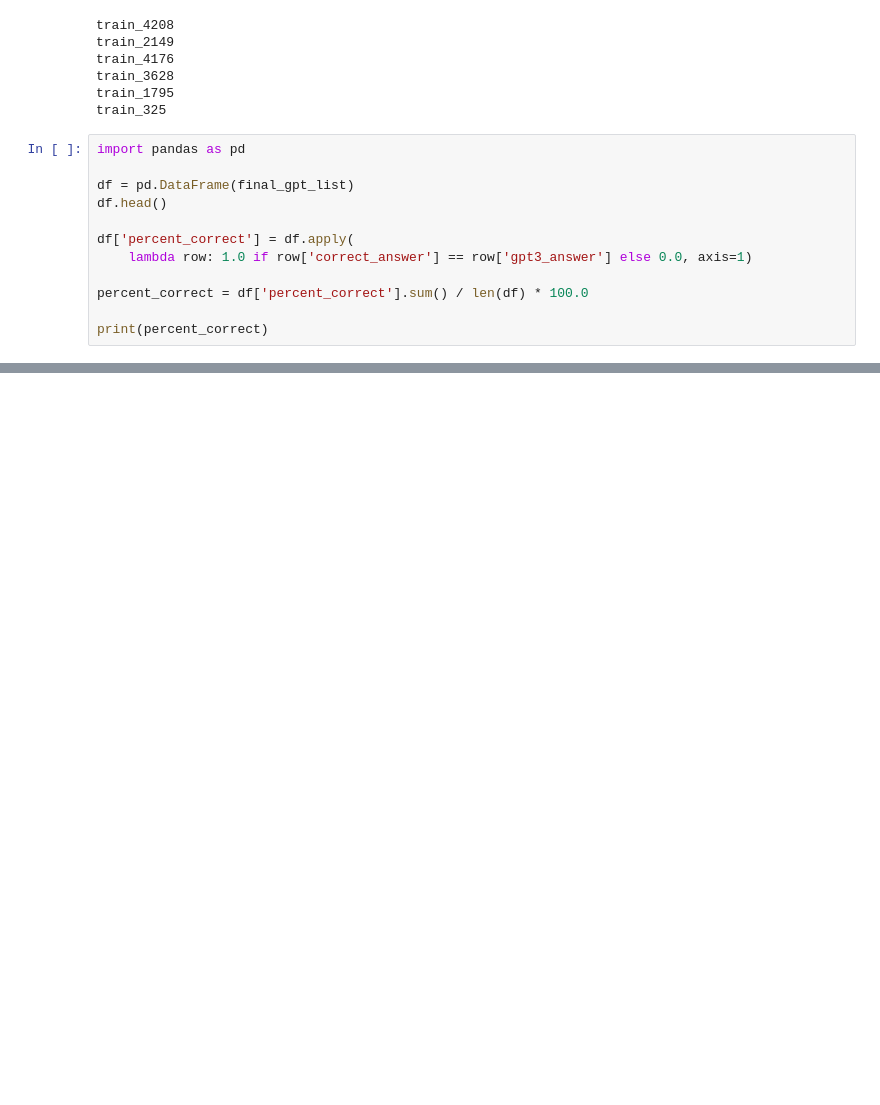
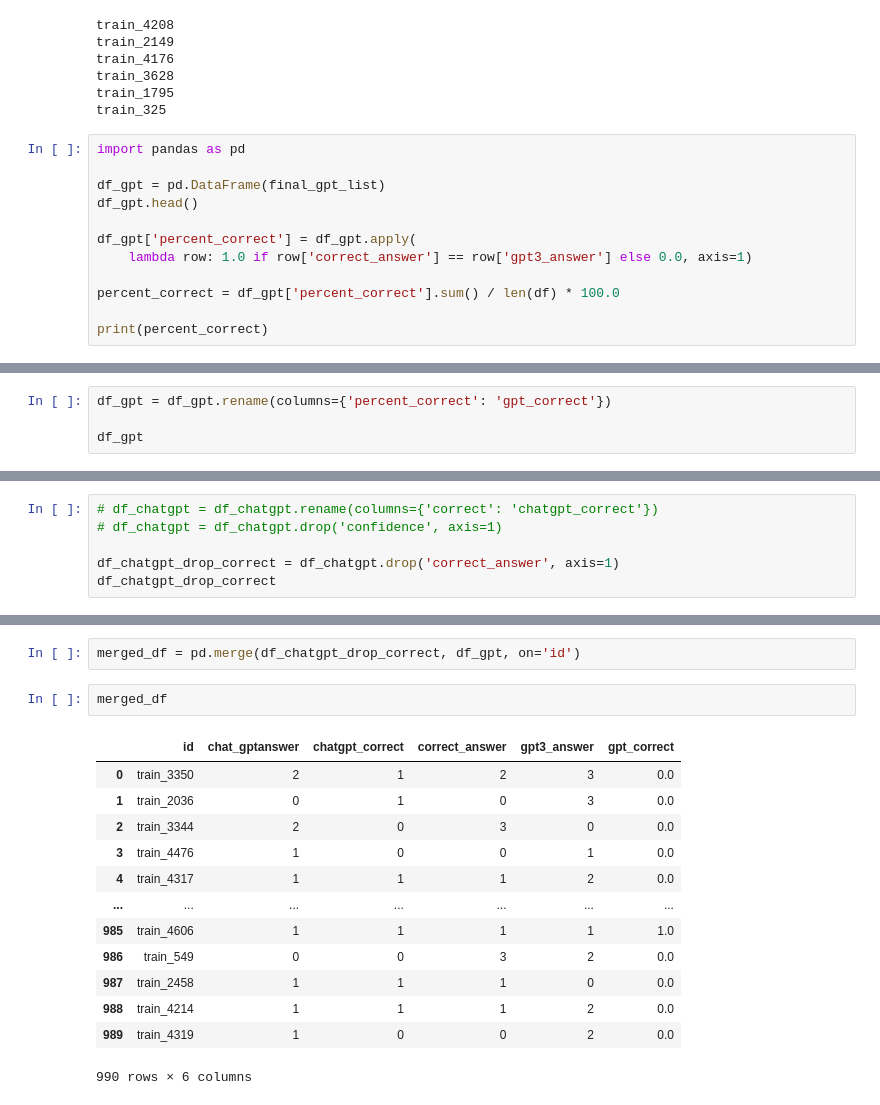
Before and after one commit to wjoe2046/trustworthy_dl_proj, a Jupyter notebook: experiments.ipynb, the cells around one changed output, grey strips where cells are left out. Saved outputs shown, nothing was run; the diff lists cells and outputs as text; blank space fills up the shorter version.

```diff
--- a/experiments.ipynb
+++ b/experiments.ipynb
@@ -352,13 +353,13 @@ train_325
 # %%
 import pandas as pd
 
-df = pd.DataFrame(final_gpt_list)
-df.head()
+df_gpt = pd.DataFrame(final_gpt_list)
+df_gpt.head()
 
-df['percent_correct'] = df.apply(
+df_gpt['percent_correct'] = df_gpt.apply(
     lambda row: 1.0 if row['correct_answer'] == row['gpt3_answer'] else 0.0, axis=1)
 
-percent_correct = df['percent_correct'].sum() / len(df) * 100.0
+percent_correct = df_gpt['percent_correct'].sum() / len(df) * 100.0
 
 print(percent_correct)
 # %% [output]
@@ -365,0 +367,4 @@ print(percent_correct)
+# %%
+df_gpt = df_gpt.rename(columns={'percent_correct': 'gpt_correct'})
+
+df_gpt
@@ -365,0 +385,6 @@ print(percent_correct)
+# %%
+# df_chatgpt = df_chatgpt.rename(columns={'correct': 'chatgpt_correct'})
+# df_chatgpt = df_chatgpt.drop('confidence', axis=1)
+
+df_chatgpt_drop_correct = df_chatgpt.drop('correct_answer', axis=1)
+df_chatgpt_drop_correct
@@ -365,0 +405,18 @@ print(percent_correct)
+# %%
+merged_df = pd.merge(df_chatgpt_drop_correct, df_gpt, on='id')
+# %%
+merged_df
+# %% [output]
+|  | id | chat_gptanswer | chatgpt_correct | correct_answer | gpt3_answer | gpt_correct |
+| 0 | train_3350 | 2 | 1 | 2 | 3 | 0.0 |
+| 1 | train_2036 | 0 | 1 | 0 | 3 | 0.0 |
+| 2 | train_3344 | 2 | 0 | 3 | 0 | 0.0 |
+| 3 | train_4476 | 1 | 0 | 0 | 1 | 0.0 |
+| 4 | train_4317 | 1 | 1 | 1 | 2 | 0.0 |
+| ... | ... | ... | ... | ... | ... | ... |
+| 985 | train_4606 | 1 | 1 | 1 | 1 | 1.0 |
+| 986 | train_549 | 0 | 0 | 3 | 2 | 0.0 |
+| 987 | train_2458 | 1 | 1 | 1 | 0 | 0.0 |
+| 988 | train_4214 | 1 | 1 | 1 | 2 | 0.0 |
+| 989 | train_4319 | 1 | 0 | 0 | 2 | 0.0 |
+990 rows × 6 columns
```
Also changed, not shown: parts of 12 cells of this notebook, 1 other file.
